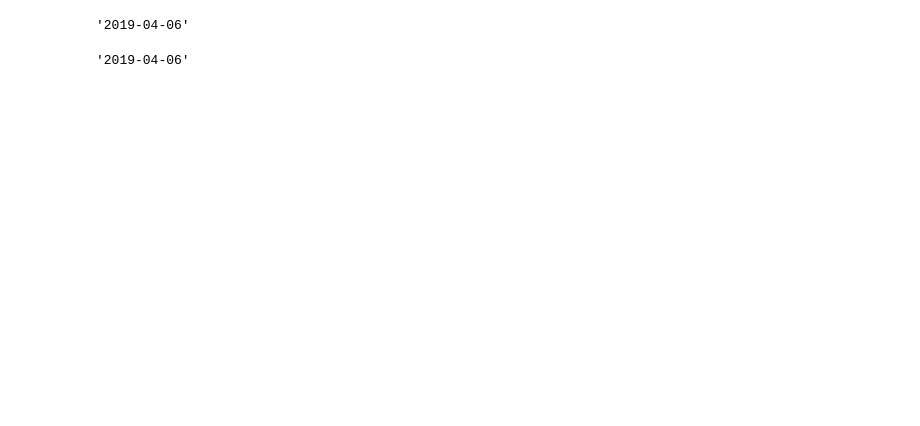
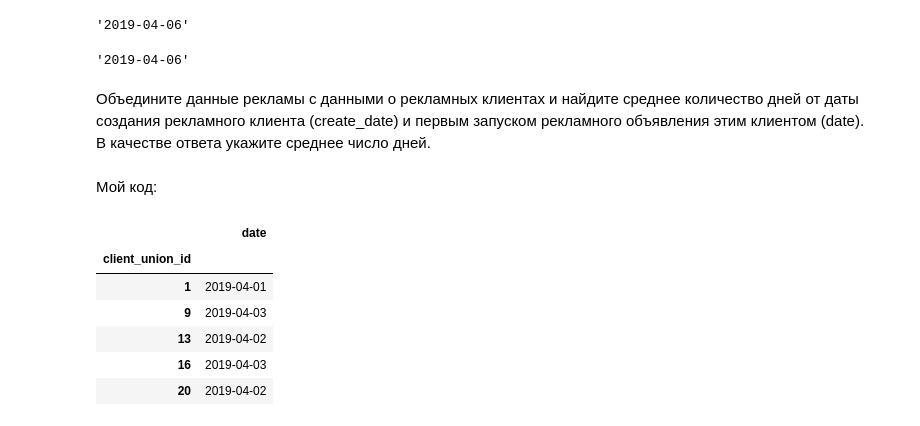
Before and after one commit to Praldmur/Simulation, a Jupyter notebook: mini_project_6.ipynb, the cells around one changed output. Drawn from its saved outputs; the diff is of its cells as text; code cells hidden in the pictures; blank space fills up the shorter version.

```diff
--- a/mini_project_6.ipynb
+++ b/mini_project_6.ipynb
@@ -318,3 +305,8 @@ max_diff_date = abs_diff.dropna().idxmax()
 max_diff_date.strftime('%Y-%m-%d')
 # %% [output]
 '2019-04-06'
+# %% [markdown]
+Объедините данные рекламы с данными о рекламных клиентах и найдите среднее количество дней от даты создания рекламного клиента (create_date) и первым запуском рекламного объявления этим клиентом (date).
+В качестве ответа укажите среднее число дней.
+# %% [markdown]
+Мой код:
@@ -320,0 +315,10 @@ max_diff_date.strftime('%Y-%m-%d')
+# %%
+date_ads.head()
+# %% [output]
+|  | date |
+| client_union_id |  |
+| 1 | 2019-04-01 |
+| 9 | 2019-04-03 |
+| 13 | 2019-04-02 |
+| 16 | 2019-04-03 |
+| 20 | 2019-04-02 |
```
Also changed, not shown: parts of 28 cells of this notebook.
